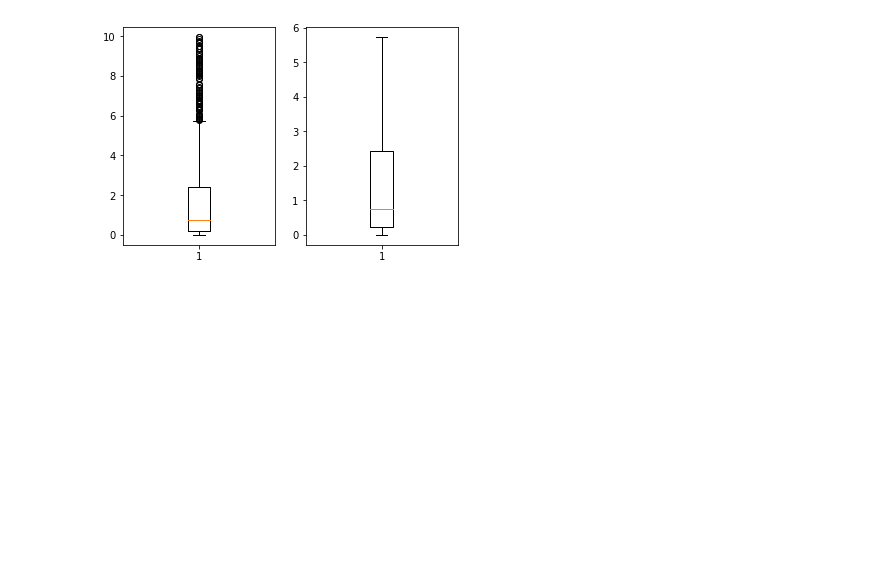
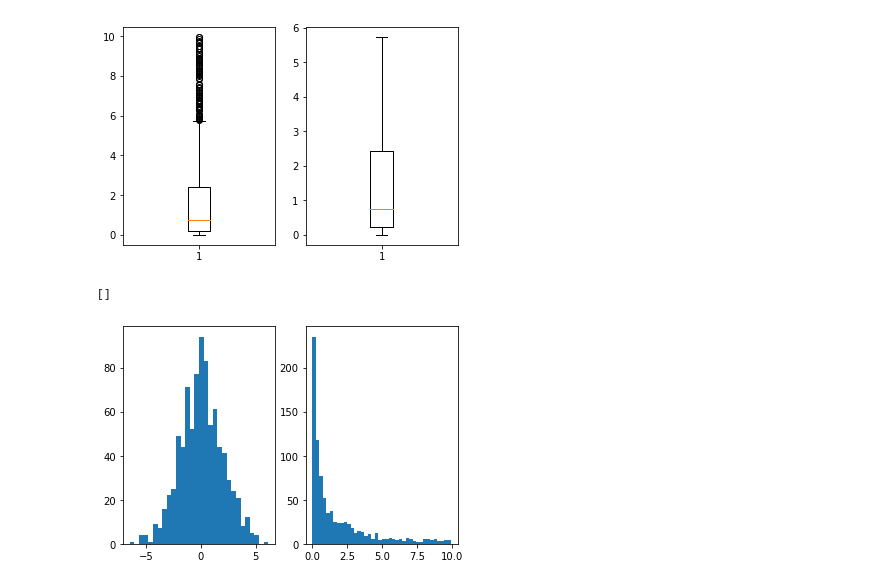
Before and after one commit to MartaVallejo/MachineLearning, a Jupyter notebook: DataPreprocessing.ipynb, the cells around one changed output. Saved outputs shown, nothing was run; the diff lists cells and outputs as text; code cells hidden in the pictures; blank space fills up the shorter version.

```diff
--- a/DataPreprocessing.ipynb
+++ b/DataPreprocessing.ipynb
@@ -719,3 +717,11 @@ plt.plot()
 # %% [output]
 []
 [figure]
+# %%
+fig, axs = plt.subplots(1,2)
+axs[0].hist(dataset[:, 0], bins=30)
+axs[1].hist(dataset[:, 1], bins=40)
+plt.plot()
+# %% [output]
+[]
+[figure, added]
```
Also changed, not shown: parts of 6 cells of this notebook.
